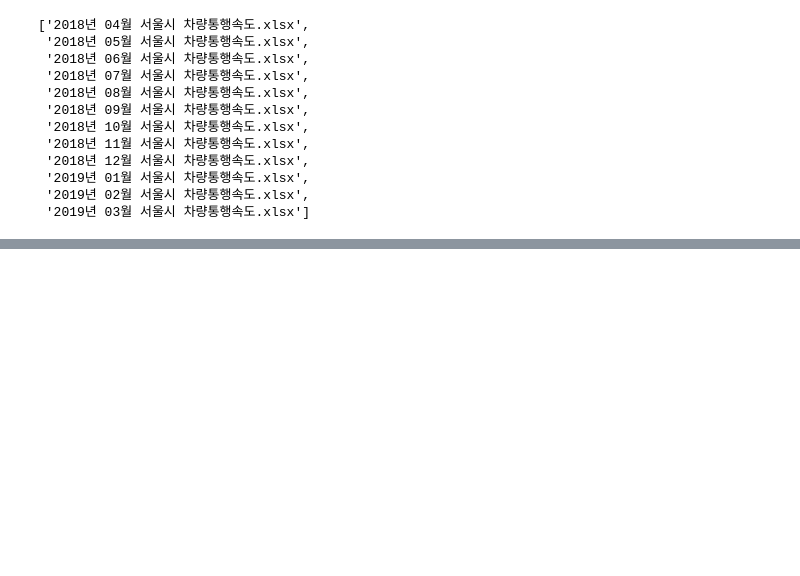
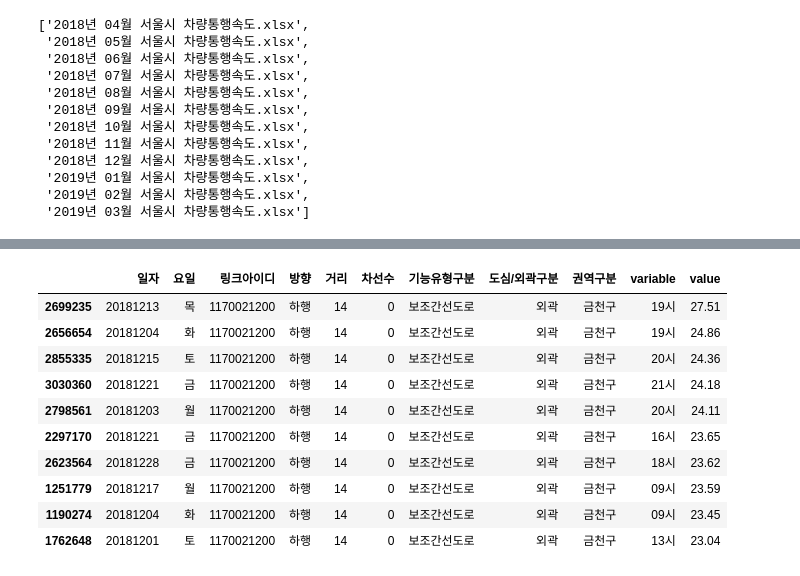
Before and after one commit to miniii222/Datamining_project, a Jupyter notebook: traffic/Preprocessing.ipynb, the cells around one changed output, grey strips where cells are left out. Drawn from its saved outputs; the diff is of its cells as text; code cells hidden in the pictures; blank space fills up the shorter version.

```diff
--- a/traffic/Preprocessing.ipynb
+++ b/traffic/Preprocessing.ipynb
@@ -75,0 +165,14 @@ print('R squared : {0:.3f}'.format(r2_score(y_test, y_preds)))
+# %%
+car_drop_na.loc[car_drop_na['링크아이디']==1170021200].sort_values(by='value',ascending=False).head(10)
+# %% [output]
+|  | 일자 | 요일 | 링크아이디 | 방향 | 거리 | 차선수 | 기능유형구분 | 도심/외곽구분 | 권역구분 | variable | value |
+| 2699235 | 20181213 | 목 | 1170021200 | 하행 | 14 | 0 | 보조간선도로 | 외곽 | 금천구 | 19시 | 27.51 |
+| 2656654 | 20181204 | 화 | 1170021200 | 하행 | 14 | 0 | 보조간선도로 | 외곽 | 금천구 | 19시 | 24.86 |
+| 2855335 | 20181215 | 토 | 1170021200 | 하행 | 14 | 0 | 보조간선도로 | 외곽 | 금천구 | 20시 | 24.36 |
+| 3030360 | 20181221 | 금 | 1170021200 | 하행 | 14 | 0 | 보조간선도로 | 외곽 | 금천구 | 21시 | 24.18 |
+| 2798561 | 20181203 | 월 | 1170021200 | 하행 | 14 | 0 | 보조간선도로 | 외곽 | 금천구 | 20시 | 24.11 |
+| 2297170 | 20181221 | 금 | 1170021200 | 하행 | 14 | 0 | 보조간선도로 | 외곽 | 금천구 | 16시 | 23.65 |
+| 2623564 | 20181228 | 금 | 1170021200 | 하행 | 14 | 0 | 보조간선도로 | 외곽 | 금천구 | 18시 | 23.62 |
+| 1251779 | 20181217 | 월 | 1170021200 | 하행 | 14 | 0 | 보조간선도로 | 외곽 | 금천구 | 09시 | 23.59 |
+| 1190274 | 20181204 | 화 | 1170021200 | 하행 | 14 | 0 | 보조간선도로 | 외곽 | 금천구 | 09시 | 23.45 |
+| 1762648 | 20181201 | 토 | 1170021200 | 하행 | 14 | 0 | 보조간선도로 | 외곽 | 금천구 | 13시 | 23.04 |
```
Also changed, not shown: parts of 15 cells of this notebook.
